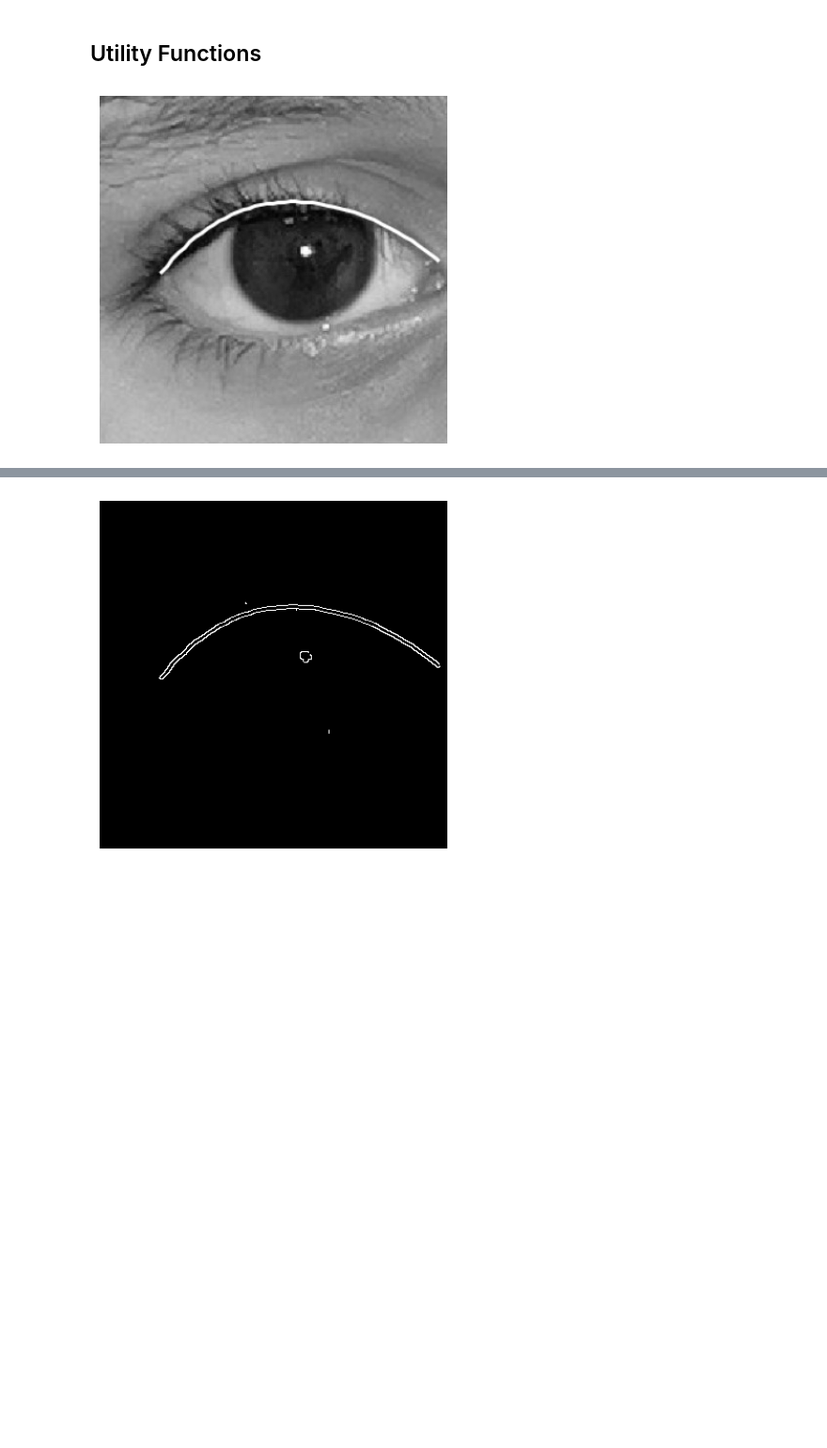
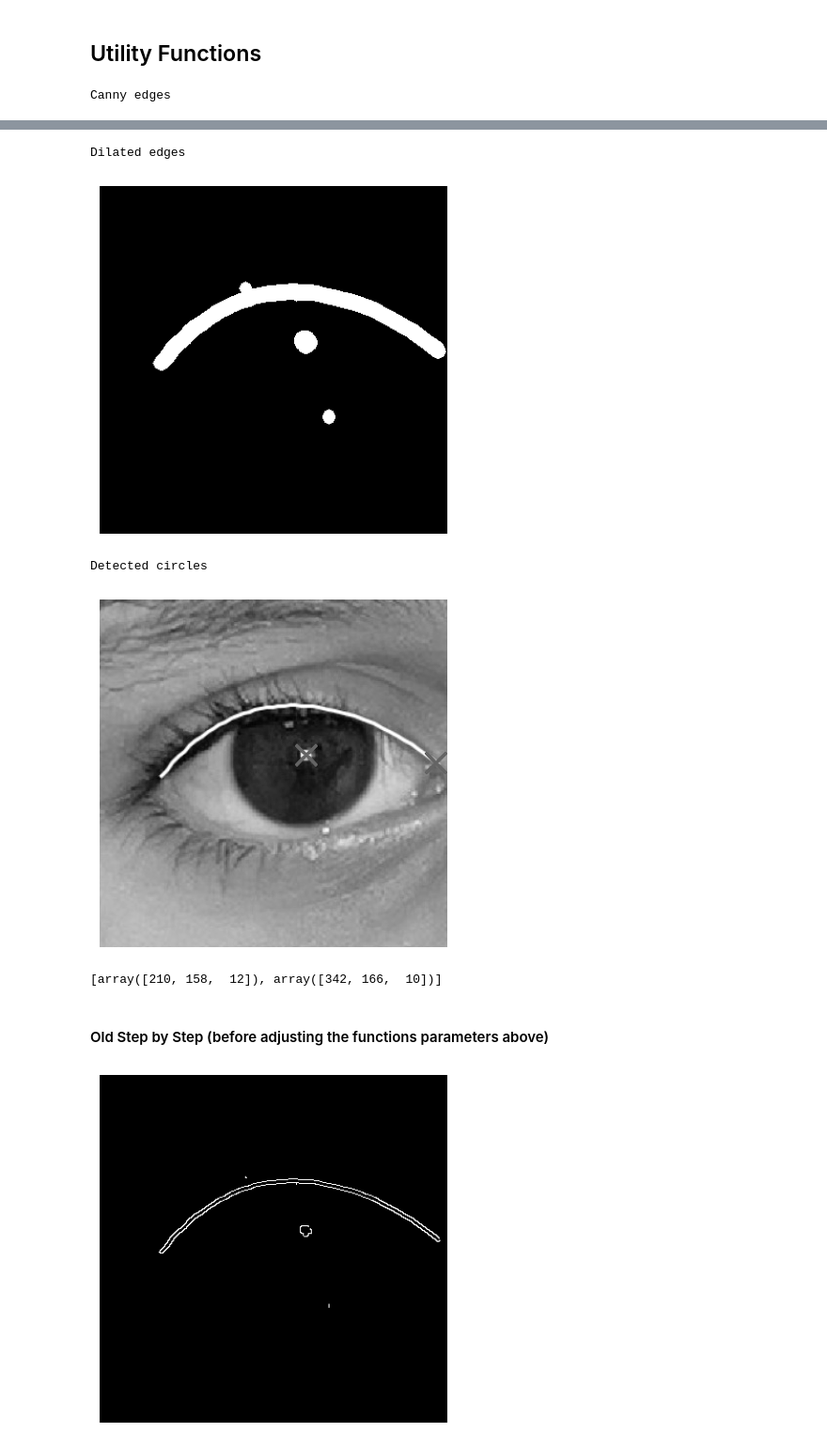
Before and after one commit to Oz174/Ptotic_Eye_Project, a Jupyter notebook: test.ipynb, the cells around one changed output, grey strips where cells are left out. Shown at 94% size. Drawn from its saved outputs; the diff is of its cells as text; code cells hidden in the pictures; blank space fills up the shorter version.

Commit message:
adjusting params

```diff
--- a/test.ipynb
+++ b/test.ipynb
@@ -5,14 +5,17 @@ import numpy as np
 # %% [markdown]
 ## Utility Functions
 # %%
-def get_two_eyes(path):
+# gets eye from the image (one eye given)
+def get_eyes(path):
     image = cv2.imread(path,cv2.IMREAD_GRAYSCALE)
     eye_cascade = cv2.CascadeClassifier(cv2.data.haarcascades + 'haarcascade_eye.xml')
     eyes = eye_cascade.detectMultiScale(image, scaleFactor=1.1, minNeighbors=5, minSize=(30, 30))
     eyes = sorted(eyes,key=lambda x: x[0])
     if len(eyes) == 2:
+        # if two eyes are in the image like sample_1 , it will take a rectangular strip having two eyes
         whole_eyes = [min(eyes[0][0],eyes[1][0]),eyes[1][0]+eyes[1][2],eyes[0][1],eyes[1][1]+eyes[1][3]]
     else:
+        # else if one eye is in the image like sample_2 , it will take the eye only
         for x,y,w,h in eyes:
             whole_eyes = [x,x+w,y,y+h]
     image = image[whole_eyes[2]:whole_eyes[3], whole_eyes[0]:whole_eyes[1]]
@@ -32,27 +35,45 @@ def make_circular_kernel(shape,radius):
                 ckernel[i][j] = 1
     return ckernel
 
-
-def get_center(eyes,lowcanny=900, highcanny=910,dp=1,iterations=2):
-    kernel = make_circular_kernel((15,15),7)
+# for pupil detection given one eye image
+def get_center(eyes,lowcanny=450, highcanny=500,dp=1,iterations=2,verbose=False):
+    kernel = make_circular_kernel((8,8),3)
 
     edges = cv2.Canny(eyes,lowcanny,highcanny)
 
+    if verbose:
+        print("Canny edges")
+        plt.imshow(edges,cmap='gray')
+        plt.axis('off')
+        plt.show()
+
     edges = cv2.dilate(edges,kernel,iterations=iterations)
 
-    circles = cv2.HoughCircles(edges, cv2.HOUGH_GRADIENT, dp, 60,param1=100,param2=10,minRadius=5)
+    if verbose:
+        print("Dilated edges")
+        plt.imshow(edges,cmap='gray')
+        plt.axis('off')
+        plt.show()
+
+    circles = cv2.HoughCircles(edges, cv2.HOUGH_GRADIENT, dp, 100,param1=200,param2=10,minRadius=4 , maxRadius=15)
     if circles is not None:
         # convert the (x, y) coordinates and radius of the circles to integers
         circles = np.round(circles[0, :]).astype("int")
         # loop over the (x, y) coordinates and radius of the circles
         for x, y, _ in circles:
             cv2.drawMarker(eyes,(x,y),color=(100,255,100),markerType=cv2.MARKER_TILTED_CROSS,thickness=2)
+        if verbose:
+            print("Detected circles")
+            plt.imshow(eyes,cmap='gray')
+            plt.axis('off')
+            plt.show()
     return sorted(circles,key=lambda x : x[0])
-# %%
-extracted_eyes = get_two_eyes('sample_3.jpg')
-eyelid_contours = extracted_eyes.copy() # to be able to extract the contours
-plt.imshow(extracted_eyes,cmap='gray')
-plt.axis('off')
-plt.show()
-# %% [output]
-[figure, removed]
+# %%
+extracted_eyes = get_eyes('sample_3.jpg')
+
+# now the function get center returns many circles for now , one of them is the correct pupil
+# but for some reason , it doesn't work for sample_4
+
+get_center(extracted_eyes,verbose=True)
+# %% [output]
+Canny edges
@@ -59,3 +81,10 @@ plt.show()
+Dilated edges
+[figure, added]
+Detected circles
+[figure, added]
+[array([210, 158,  12]), array([342, 166,  10])]
+# %% [markdown]
+#### Old Step by Step (before adjusting the functions parameters above)
 # %%
 edges = cv2.Canny(extracted_eyes,450,500)
 
```
Also changed, not shown: parts of 1 cell of this notebook.
